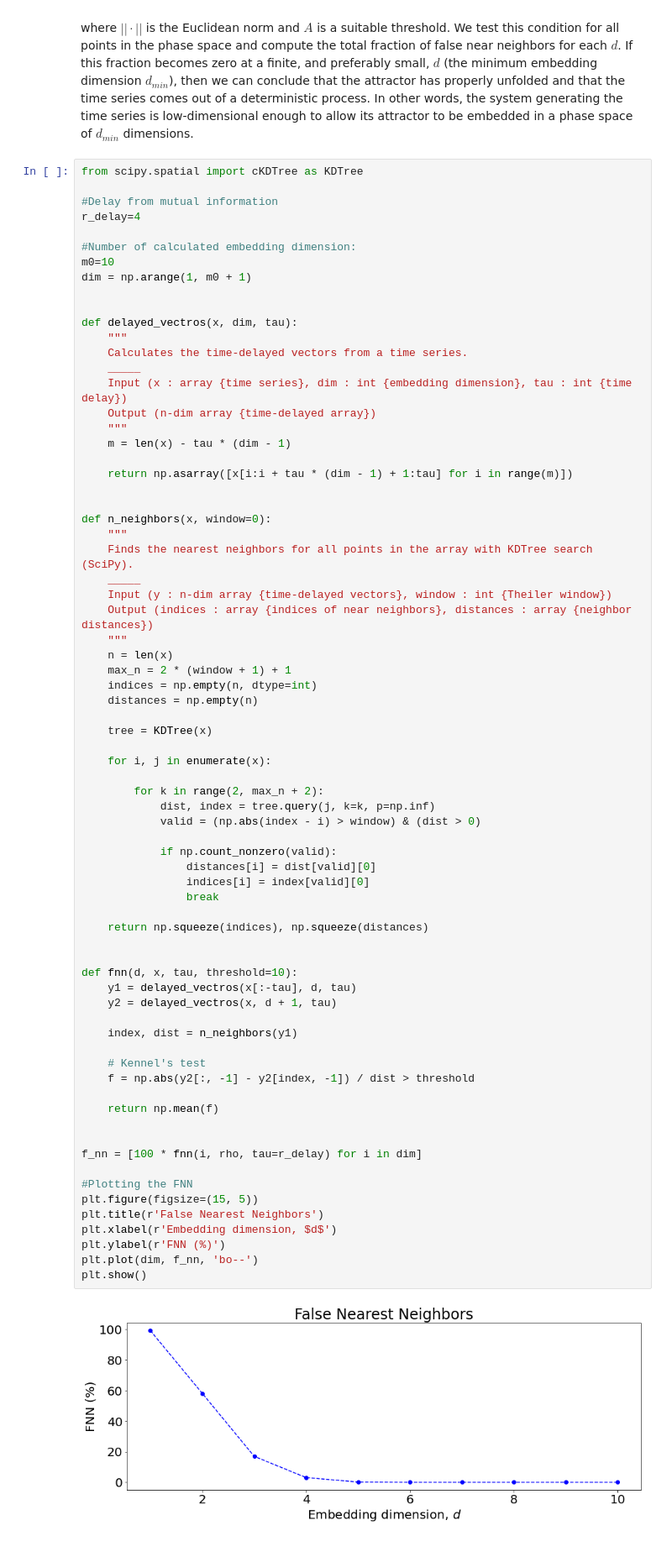
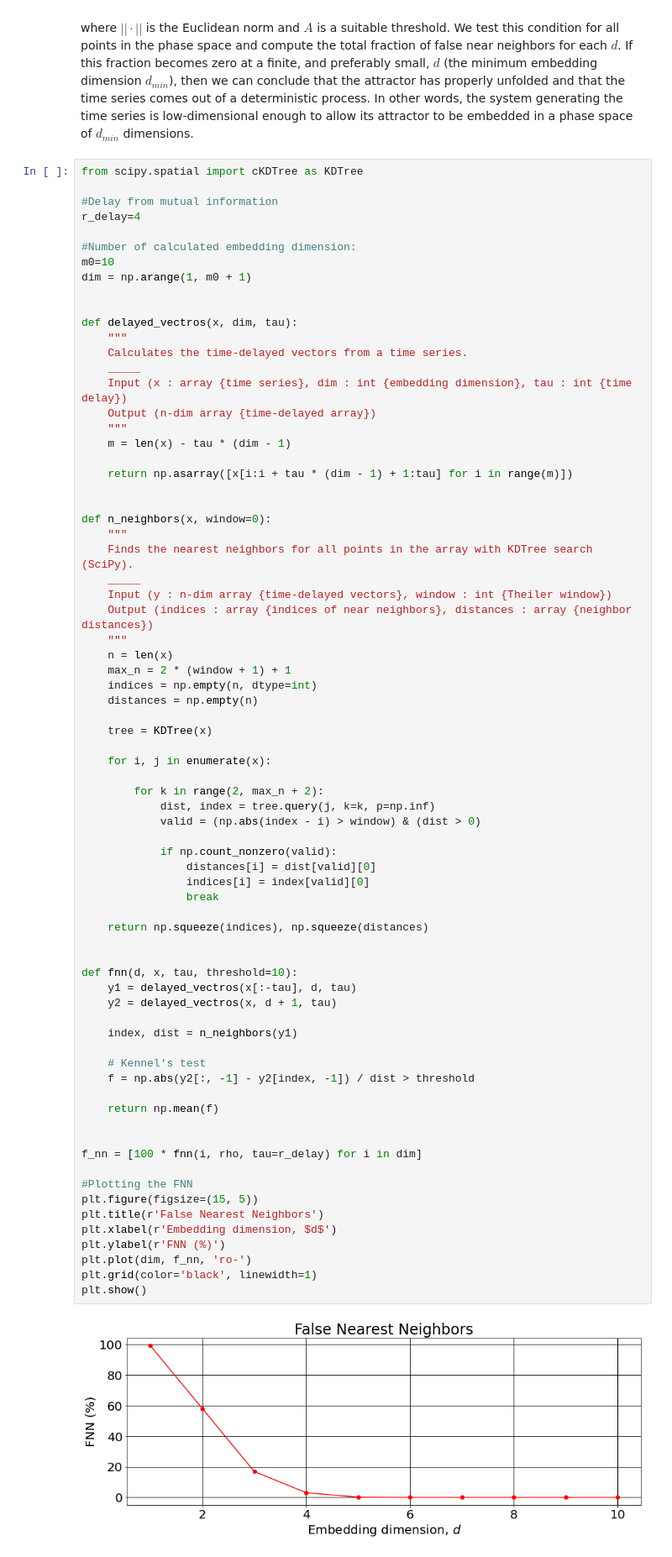
Before and after one commit to paulsok/chaos-analysis, a Jupyter notebook: chaos analysis.ipynb, the cells around one changed output. Shown: that part at 84% size. Saved outputs shown, nothing was run; the diff lists cells and outputs as text.

```diff
--- a/chaos analysis.ipynb
+++ b/chaos analysis.ipynb
@@ -206,32 +207,33 @@ def n_neighbors(x, window=0):
 
             if np.count_nonzero(valid):
                 distances[i] = dist[valid][0]
                 indices[i] = index[valid][0]
                 break
 
     return np.squeeze(indices), np.squeeze(distances)
 
 
 def fnn(d, x, tau, threshold=10):
     y1 = delayed_vectros(x[:-tau], d, tau)
     y2 = delayed_vectros(x, d + 1, tau)
 
     index, dist = n_neighbors(y1)
 
     # Kennel's test
     f = np.abs(y2[:, -1] - y2[index, -1]) / dist > threshold
 
     return np.mean(f)
 
 
 f_nn = [100 * fnn(i, rho, tau=r_delay) for i in dim]
 
 #Plotting the FNN
 plt.figure(figsize=(15, 5))
 plt.title(r'False Nearest Neighbors')
 plt.xlabel(r'Embedding dimension, $d$')
 plt.ylabel(r'FNN (%)')
-plt.plot(dim, f_nn, 'bo--')
+plt.plot(dim, f_nn, 'ro-')
+plt.grid(color='black', linewidth=1)
 plt.show()
 # %% [output]
-[figure, old version]
+[figure, new version]
```
Also changed, not shown: parts of 3 cells of this notebook.
